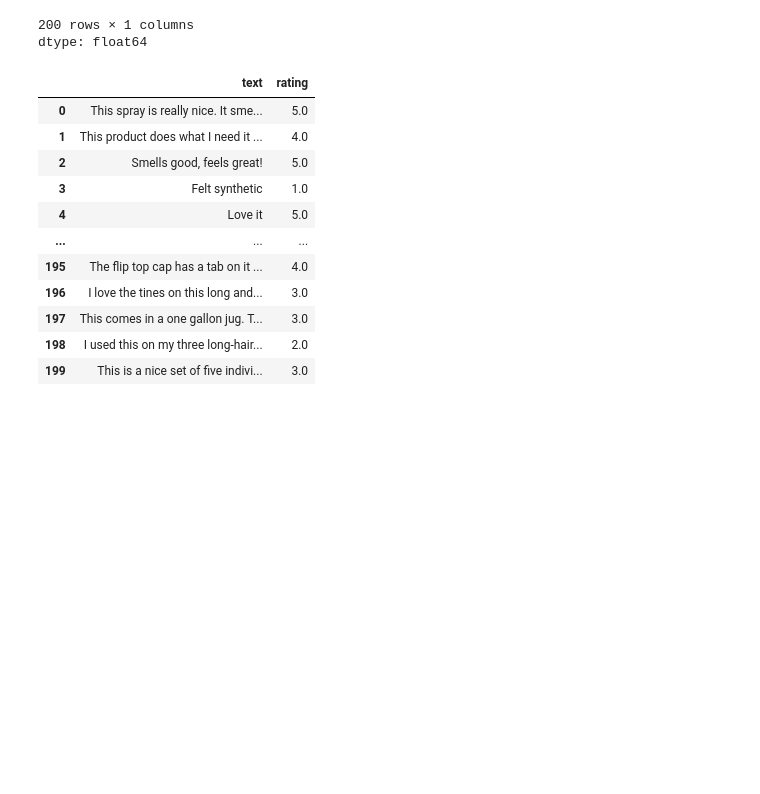
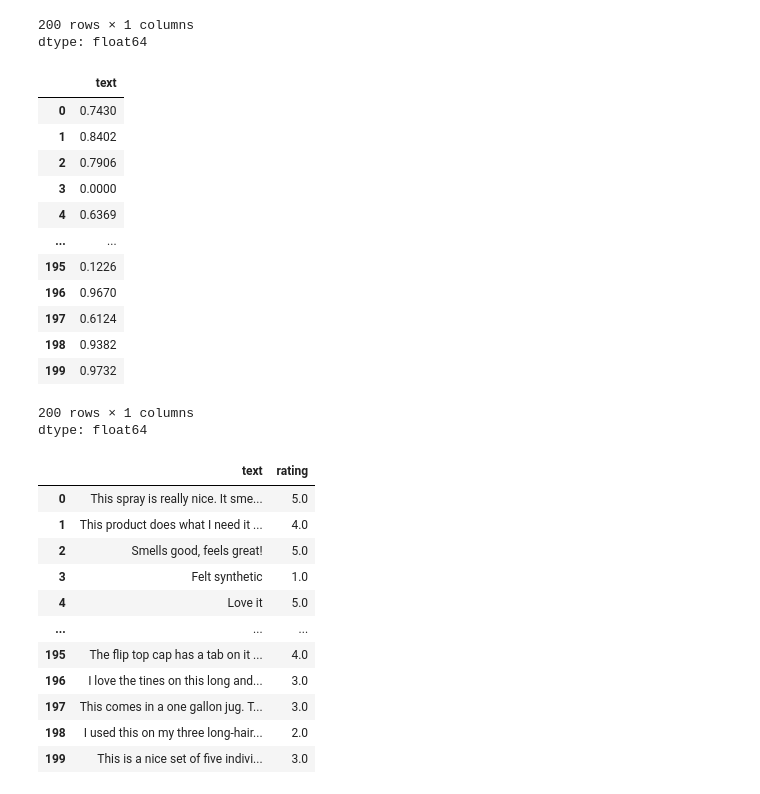
Before and after one commit to reolingovender/MIT805, a Jupyter notebook: Sentiment_Analysis.ipynb, the cells around one changed output. Saved outputs shown, nothing was run; the diff lists cells and outputs as text; code cells hidden in the pictures; blank space fills up the shorter version.

```diff
--- a/Sentiment_Analysis.ipynb
+++ b/Sentiment_Analysis.ipynb
@@ -54,0 +90,19 @@ df.head()
+# %%
+import nltk.classify.util
+from nltk.classify import NaiveBayesClassifier
+import numpy as np
+import re
+import string
+import nltk
+from gensim.parsing.preprocessing import remove_stopwords
+
+cleanup_re = re.compile('[^a-z]+')
+def cleanup(sentence):
+    sentence = str(sentence)
+    sentence = sentence.lower()
+    sentence = cleanup_re.sub(' ', sentence).strip()
+    #sentence = " ".join(nltk.word_tokenize(sentence))
+    sentence = remove_stopwords(sentence)
+    return sentence
+
+df["text"][0: 5].apply(cleanup)
@@ -86,4 +145,21 @@ df['text'][0:n].apply(get_sentiment)
 | 199 | 0.9678 |
 200 rows × 1 columns
 dtype: float64
+# %%
+df['text'][0:n].apply(cleanup).apply(get_sentiment)
+# %% [output]
+|  | text |
+| 0 | 0.7430 |
+| 1 | 0.8402 |
+| 2 | 0.7906 |
+| 3 | 0.0000 |
+| 4 | 0.6369 |
+| ... | ... |
+| 195 | 0.1226 |
+| 196 | 0.9670 |
+| 197 | 0.6124 |
+| 198 | 0.9382 |
+| 199 | 0.9732 |
+200 rows × 1 columns
+dtype: float64
 # %%
```
Also changed, not shown: parts of 25 cells of this notebook.
